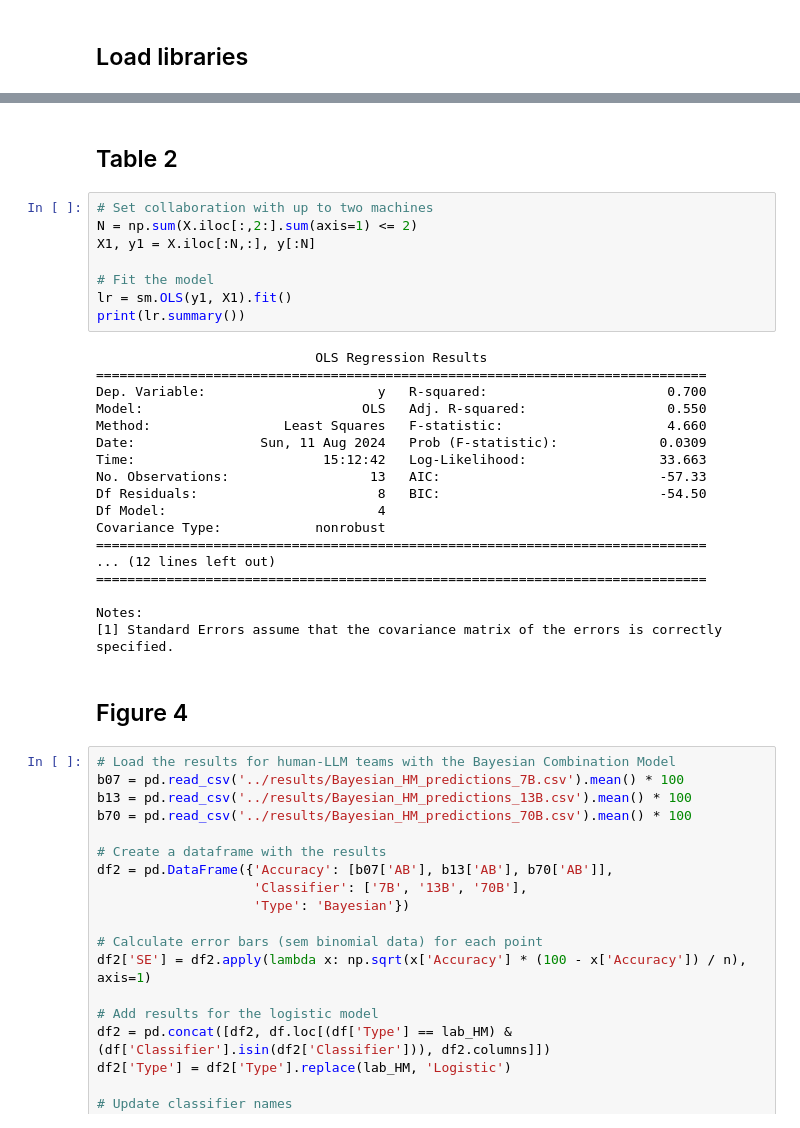
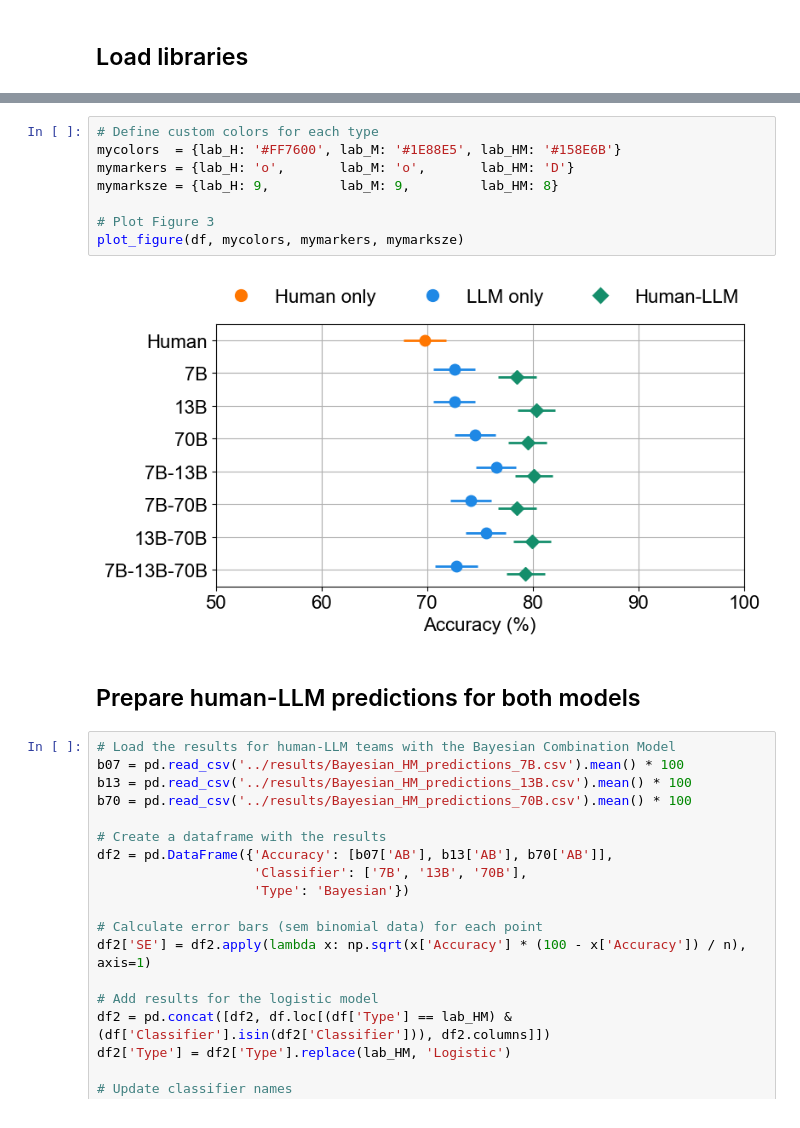
Before and after one commit to braingpt-lovelab/haico, a Jupyter notebook: notebooks/main_analysis.ipynb, the cells around one changed output, grey strips where cells are left out. Cells and saved outputs as stored; diff of their text form.

```diff
--- a/notebooks/main_analysis.ipynb
+++ b/notebooks/main_analysis.ipynb
@@ -151,33 +117,15 @@ Notes:
-# %% [markdown]
-## Table 2
-# %%
-# Set collaboration with up to two machines
-N = np.sum(X.iloc[:,2:].sum(axis=1) <= 2)
-X1, y1 = X.iloc[:N,:], y[:N]
-
-# Fit the model
-lr = sm.OLS(y1, X1).fit()
-print(lr.summary())
-# %% [output]
-                            OLS Regression Results
-==============================================================================
-Dep. Variable:                      y   R-squared:                       0.700
-Model:                            OLS   Adj. R-squared:                  0.550
-Method:                 Least Squares   F-statistic:                     4.660
-Date:                Sun, 11 Aug 2024   Prob (F-statistic):             0.0309
-Time:                        15:12:42   Log-Likelihood:                 33.663
-No. Observations:                  13   AIC:                            -57.33
-Df Residuals:                       8   BIC:                            -54.50
-Df Model:                           4
-Covariance Type:            nonrobust
-==============================================================================
-... (12 lines left out)
-==============================================================================
-
-Notes:
-[1] Standard Errors assume that the covariance matrix of the errors is correctly specified.
-# %% [markdown]
-## Figure 4
+# %%
+# Define custom colors for each type
+mycolors  = {lab_H: '#FF7600', lab_M: '#1E88E5', lab_HM: '#158E6B'}
+mymarkers = {lab_H: 'o',       lab_M: 'o',       lab_HM: 'D'}
+mymarksze = {lab_H: 9,         lab_M: 9,         lab_HM: 8}
+
+# Plot Figure 3
+plot_figure(df, mycolors, mymarkers, mymarksze)
+# %% [output]
+[figure, added]
+# %% [markdown]
+## Prepare human-LLM predictions for both models
 # %%
 # Load the results for human-LLM teams with the Bayesian Combination Model
 b07 = pd.read_csv('../results/Bayesian_HM_predictions_7B.csv').mean() * 100
```
Also changed, not shown: parts of 13 cells of this notebook.
